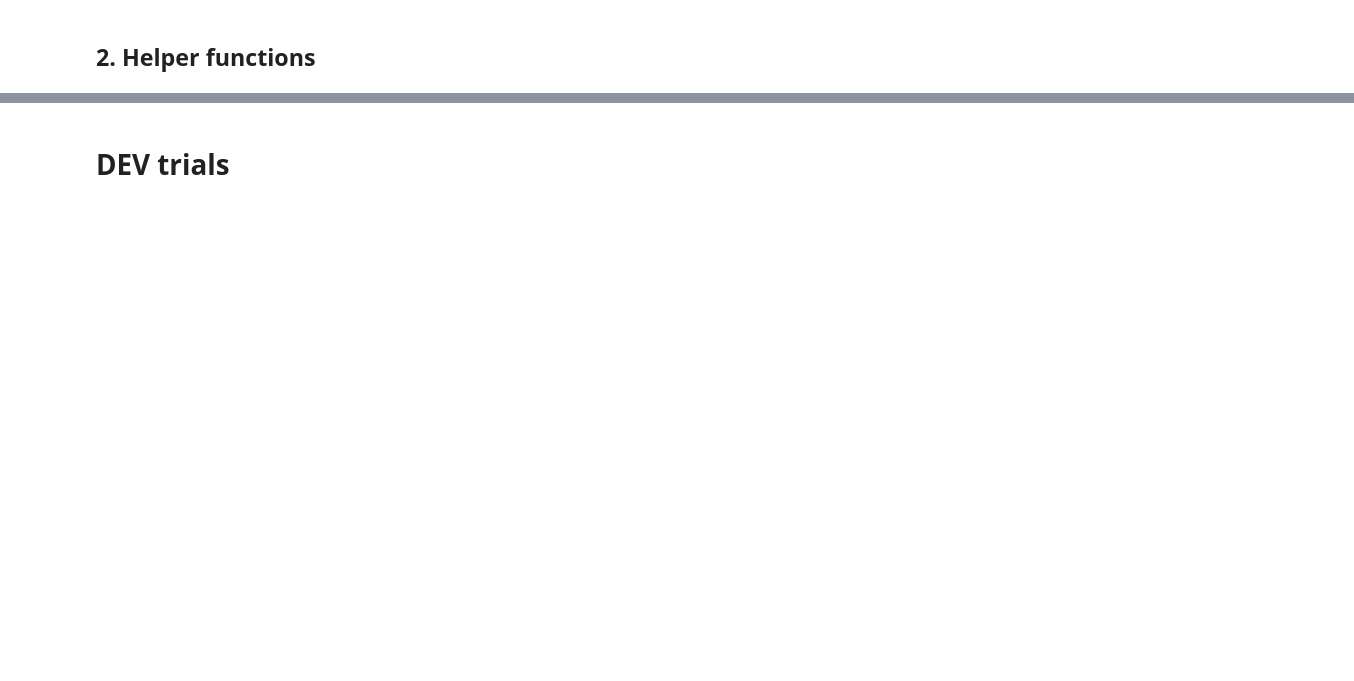
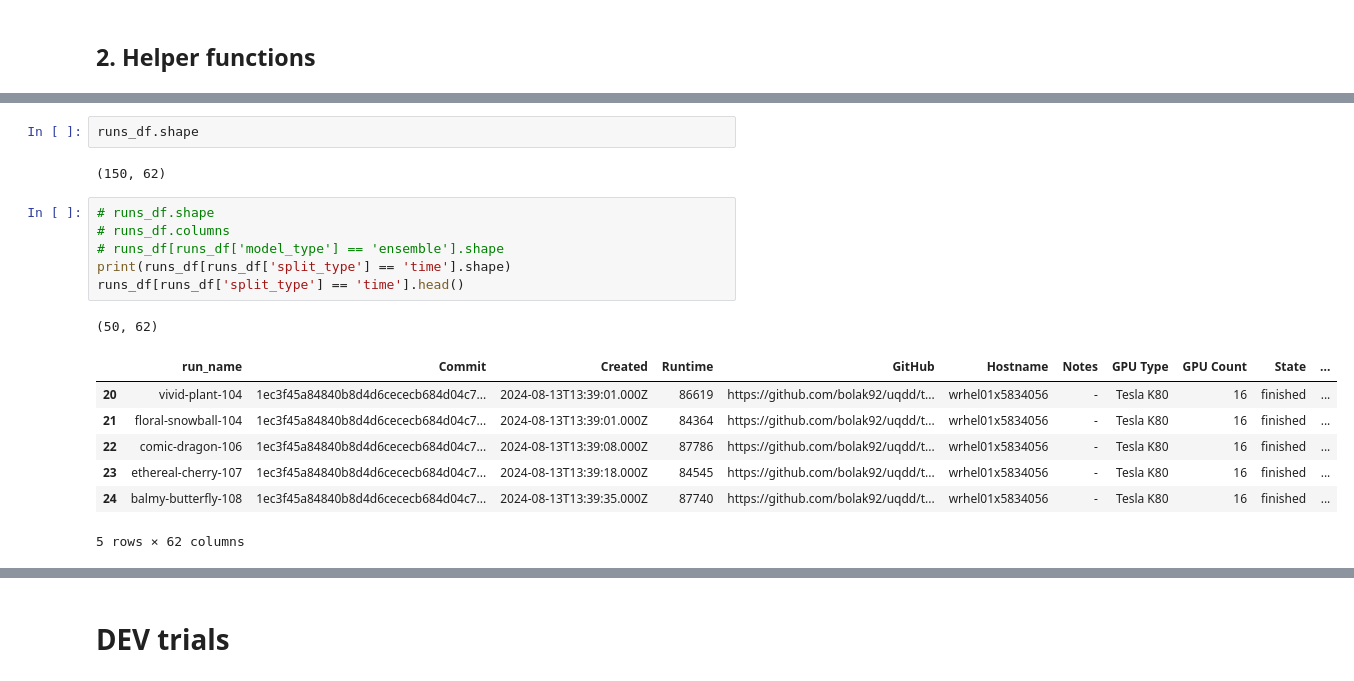
Before and after one commit to CDDLeiden/uqdd, a Jupyter notebook: models_reassessment.ipynb, the cells around one changed output, grey strips where cells are left out. Saved outputs shown, nothing was run; the diff lists cells and outputs as text; blank space fills up the shorter version.

Commit message:
model analysis and model reassessment updates with eoe and emc

```diff
--- a/models_reassessment.ipynb
+++ b/models_reassessment.ipynb
@@ -288,0 +319,19 @@ runs_df = preprocess_runs(
+# %%
+runs_df.shape
+# %% [output]
+(150, 62)
+# %%
+# runs_df.shape
+# runs_df.columns
+# runs_df[runs_df['model_type'] == 'ensemble'].shape
+print(runs_df[runs_df['split_type'] == 'time'].shape)
+runs_df[runs_df['split_type'] == 'time'].head()
+# %% [output]
+(50, 62)
+|  | run_name | Commit | Created | Runtime | GitHub | Hostname | Notes | GPU Type | GPU Count | State | ... |
+| 20 | vivid-plant-104 | 1ec3f45a84840b8d4d6cececb684d04c7... | 2024-08-13T13:39:01.000Z | 86619 | https://github.com/bolak92/uqdd/t... | wrhel01x5834056 | - | Tesla K80 | 16 | finished | ... |
+| 21 | floral-snowball-104 | 1ec3f45a84840b8d4d6cececb684d04c7... | 2024-08-13T13:39:01.000Z | 84364 | https://github.com/bolak92/uqdd/t... | wrhel01x5834056 | - | Tesla K80 | 16 | finished | ... |
+| 22 | comic-dragon-106 | 1ec3f45a84840b8d4d6cececb684d04c7... | 2024-08-13T13:39:08.000Z | 87786 | https://github.com/bolak92/uqdd/t... | wrhel01x5834056 | - | Tesla K80 | 16 | finished | ... |
+| 23 | ethereal-cherry-107 | 1ec3f45a84840b8d4d6cececb684d04c7... | 2024-08-13T13:39:18.000Z | 84545 | https://github.com/bolak92/uqdd/t... | wrhel01x5834056 | - | Tesla K80 | 16 | finished | ... |
+| 24 | balmy-butterfly-108 | 1ec3f45a84840b8d4d6cececb684d04c7... | 2024-08-13T13:39:35.000Z | 87740 | https://github.com/bolak92/uqdd/t... | wrhel01x5834056 | - | Tesla K80 | 16 | finished | ... |
+5 rows × 62 columns
```
Also changed, not shown: parts of 44 cells of this notebook, 2 other files.
